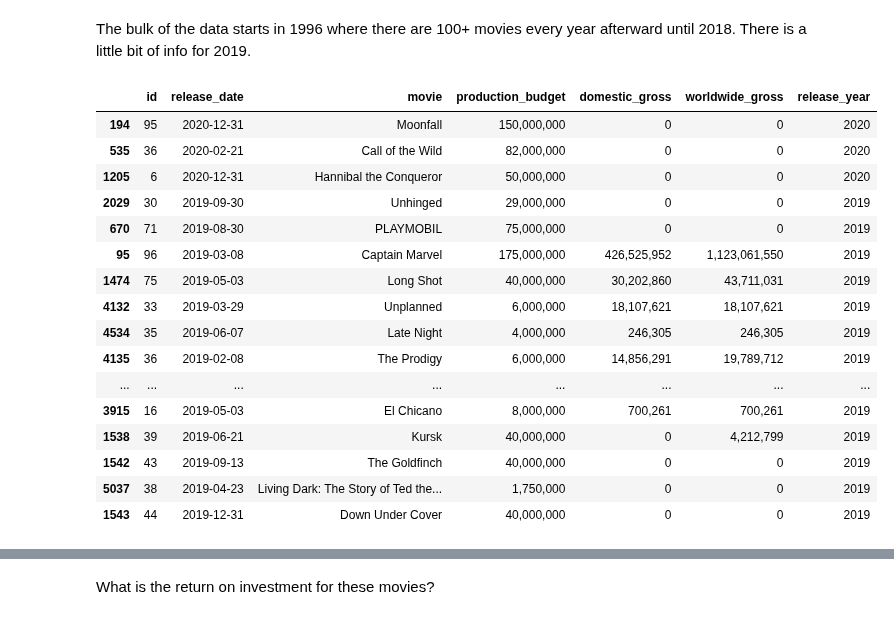
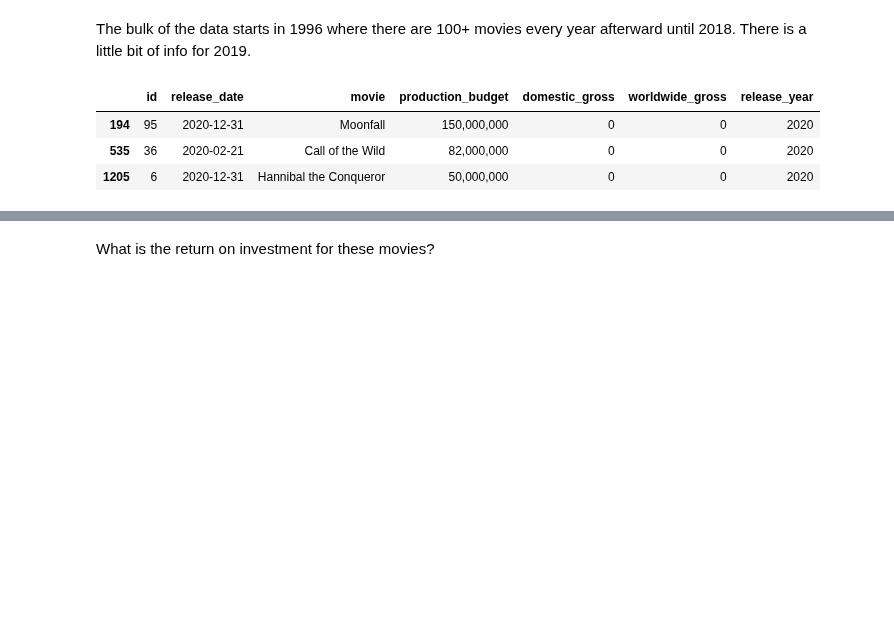
Before and after one commit to jxn628/dsc-phase-1-project, a Jupyter notebook: student.ipynb, the cells around one changed output, grey strips where cells are left out. Drawn from its saved outputs; the diff is of its cells as text; code cells hidden in the pictures; blank space fills up the shorter version.

```diff
--- a/student.ipynb
+++ b/student.ipynb
@@ -233,4 +233,11 @@ SyntaxError: invalid syntax (<ipython-input-279-0e4ebf22160a>, line 1)
 cleaned_budget = table9['production_budget'].map(lambda x: x.replace('$',' '))
 cleaned_budget = cleaned_budget.map(lambda x: x.replace(',',''))
 cleaned_budget = cleaned_budget.astype(float)
-cleaned_budget
+
+cleaned_domestic = table9['domestic_gross'].map(lambda x: x.replace('$',' '))
+cleaned_domestic =cleaned_domestic.map(lambda x: x.replace(',',''))
+cleaned_domestic = cleaned_domestic.astype(float)
+
+cleaned_worldwide = table9['worldwide_gross'].map(lambda x: x.replace('$',' '))
+cleaned_worldwide = cleaned_worldwide.map(lambda x: x.replace(',',''))
+cleaned_worldwide = cleaned_worldwide.astype(float)
@@ -412,24 +308,11 @@ table9
 # %% [markdown]
 The bulk of the data starts in 1996 where there are 100+ movies every year afterward until 2018. There is a little bit of info for 2019.
 # %%
-#let's sort by release year
-table9.sort_values(by='release_year', ascending=False).head(20)
+#sorting by release year
+table9.sort_values(by='release_year', ascending=False).head(3)
 # %% [output]
 |  | id | release_date | movie | production_budget | domestic_gross | worldwide_gross | release_year |
 | 194 | 95 | 2020-12-31 | Moonfall | 150,000,000 | 0 | 0 | 2020 |
 | 535 | 36 | 2020-02-21 | Call of the Wild | 82,000,000 | 0 | 0 | 2020 |
 | 1205 | 6 | 2020-12-31 | Hannibal the Conqueror | 50,000,000 | 0 | 0 | 2020 |
-| 2029 | 30 | 2019-09-30 | Unhinged | 29,000,000 | 0 | 0 | 2019 |
-| 670 | 71 | 2019-08-30 | PLAYMOBIL | 75,000,000 | 0 | 0 | 2019 |
-| 95 | 96 | 2019-03-08 | Captain Marvel | 175,000,000 | 426,525,952 | 1,123,061,550 | 2019 |
-| 1474 | 75 | 2019-05-03 | Long Shot | 40,000,000 | 30,202,860 | 43,711,031 | 2019 |
-| 4132 | 33 | 2019-03-29 | Unplanned | 6,000,000 | 18,107,621 | 18,107,621 | 2019 |
-| 4534 | 35 | 2019-06-07 | Late Night | 4,000,000 | 246,305 | 246,305 | 2019 |
-| 4135 | 36 | 2019-02-08 | The Prodigy | 6,000,000 | 14,856,291 | 19,789,712 | 2019 |
-| ... | ... | ... | ... | ... | ... | ... | ... |
-| 3915 | 16 | 2019-05-03 | El Chicano | 8,000,000 | 700,261 | 700,261 | 2019 |
-| 1538 | 39 | 2019-06-21 | Kursk | 40,000,000 | 0 | 4,212,799 | 2019 |
-| 1542 | 43 | 2019-09-13 | The Goldfinch | 40,000,000 | 0 | 0 | 2019 |
-| 5037 | 38 | 2019-04-23 | Living Dark: The Story of Ted the... | 1,750,000 | 0 | 0 | 2019 |
-| 1543 | 44 | 2019-12-31 | Down Under Cover | 40,000,000 | 0 | 0 | 2019 |
 # %%
```
Also changed, not shown: parts of 127 cells of this notebook.
